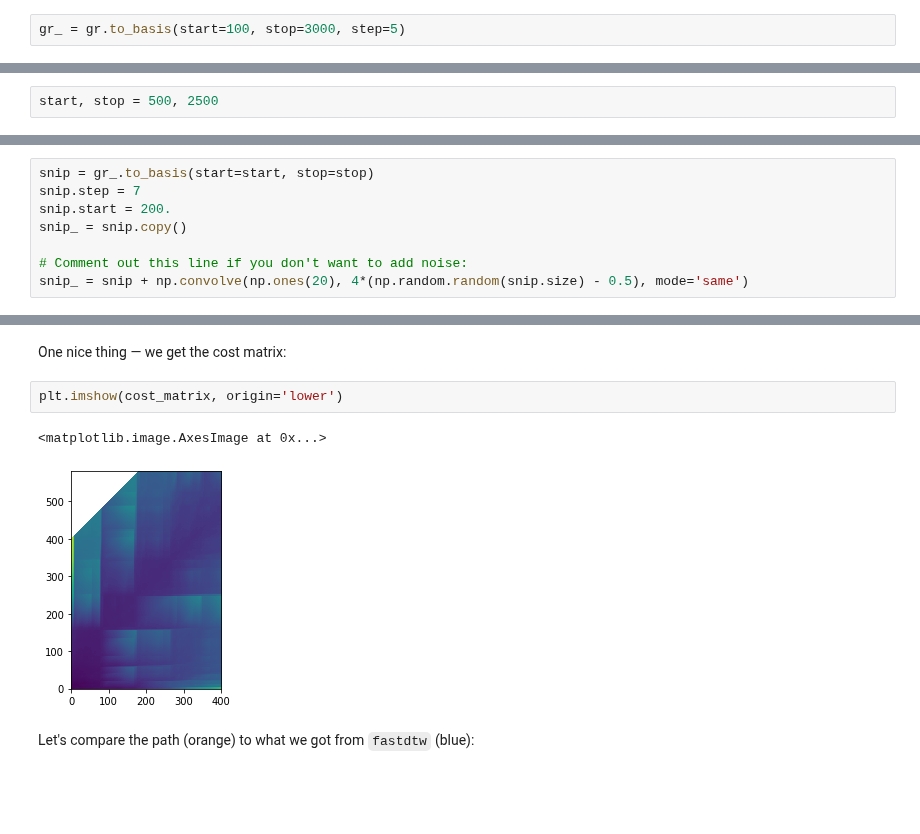
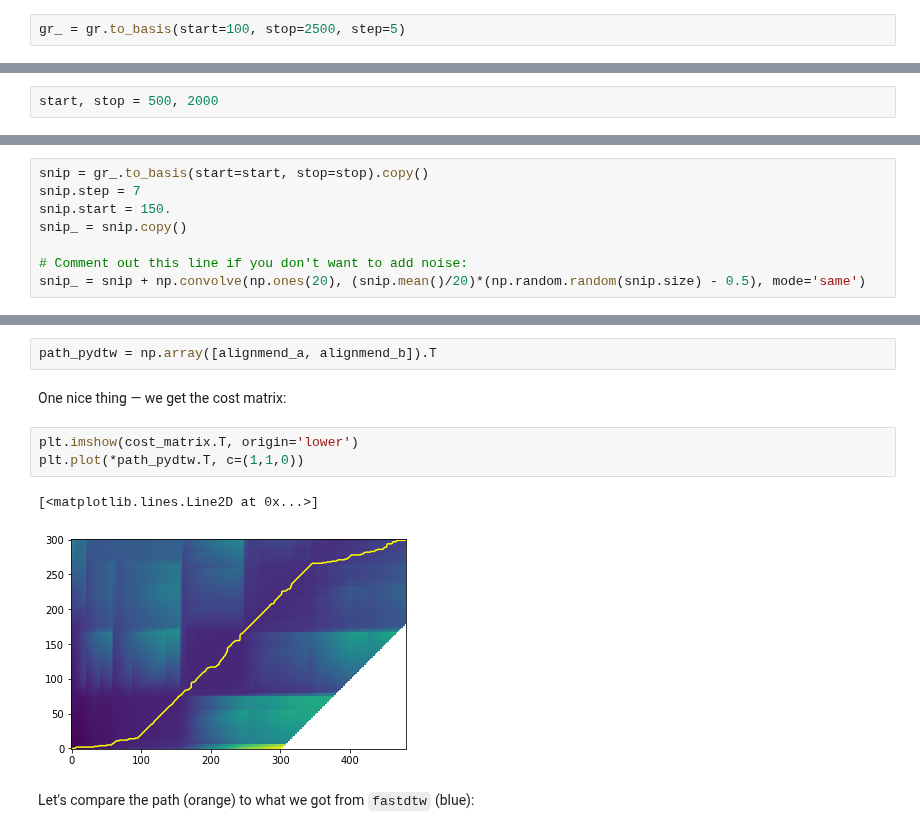
Before and after one commit to kwinkunks/notebooks, a Jupyter notebook: Dynamic_time_warping_logs.ipynb, the cells around one changed output, grey strips where cells are left out. Drawn from its saved outputs; the diff is of its cells as text; blank space fills up the shorter version.

```diff
--- a/Dynamic_time_warping_logs.ipynb
+++ b/Dynamic_time_warping_logs.ipynb
@@ -65,7 +65,7 @@ Header section Parameter regexp=~P was not found.
 # %% [markdown]
 Resample to 5 m for speed and clarity...
 # %%
-gr_ = gr.to_basis(start=100, stop=3000, step=5)
+gr_ = gr.to_basis(start=100, stop=2500, step=5)
 # %%
 gr_.plot()
 # %% [output]
@@ -75,4 +75,4 @@ gr_.plot()
 
 We'll also add noise.
 # %%
-start, stop = 500, 2500
+start, stop = 500, 2000
@@ -81,11 +79,11 @@ start_idx, stop_idx = gr_.read_at(start, index=True), gr_.read_at(stop, index=Tr
 # %%
-snip = gr_.to_basis(start=start, stop=stop)
+snip = gr_.to_basis(start=start, stop=stop).copy()
 snip.step = 7
-snip.start = 200.
+snip.start = 150.
 snip_ = snip.copy()
 
 # Comment out this line if you don't want to add noise:
-snip_ = snip + np.convolve(np.ones(20), 4*(np.random.random(snip.size) - 0.5), mode='same')
+snip_ = snip + np.convolve(np.ones(20), (snip.mean()/20)*(np.random.random(snip.size) - 0.5), mode='same')
 # %%
 fig, ax = plt.subplots(figsize=(2,10))
 ax = snip.plot(ax=ax)
@@ -157,13 +193,16 @@ According to Wikipedia, it
 from pydtw import dtw1d
 
 cost_matrix, cost, alignmend_a, alignmend_b = dtw1d(gr_, snip_)
+# %%
+path_pydtw = np.array([alignmend_a, alignmend_b]).T
 # %% [markdown]
 One nice thing &mdash; we get the cost matrix:
 # %%
-plt.imshow(cost_matrix, origin='lower')
+plt.imshow(cost_matrix.T, origin='lower')
+plt.plot(*path_pydtw.T, c=(1,1,0))
 # %% [output]
-<matplotlib.image.AxesImage at 0x...>
+[<matplotlib.lines.Line2D at 0x...>]
-[figure, old version]
+[figure, new version]
 # %% [markdown]
 Let's compare the path (orange) to what we got from `fastdtw` (blue):
 # %%
```
Also changed, not shown: parts of 30 cells of this notebook.
